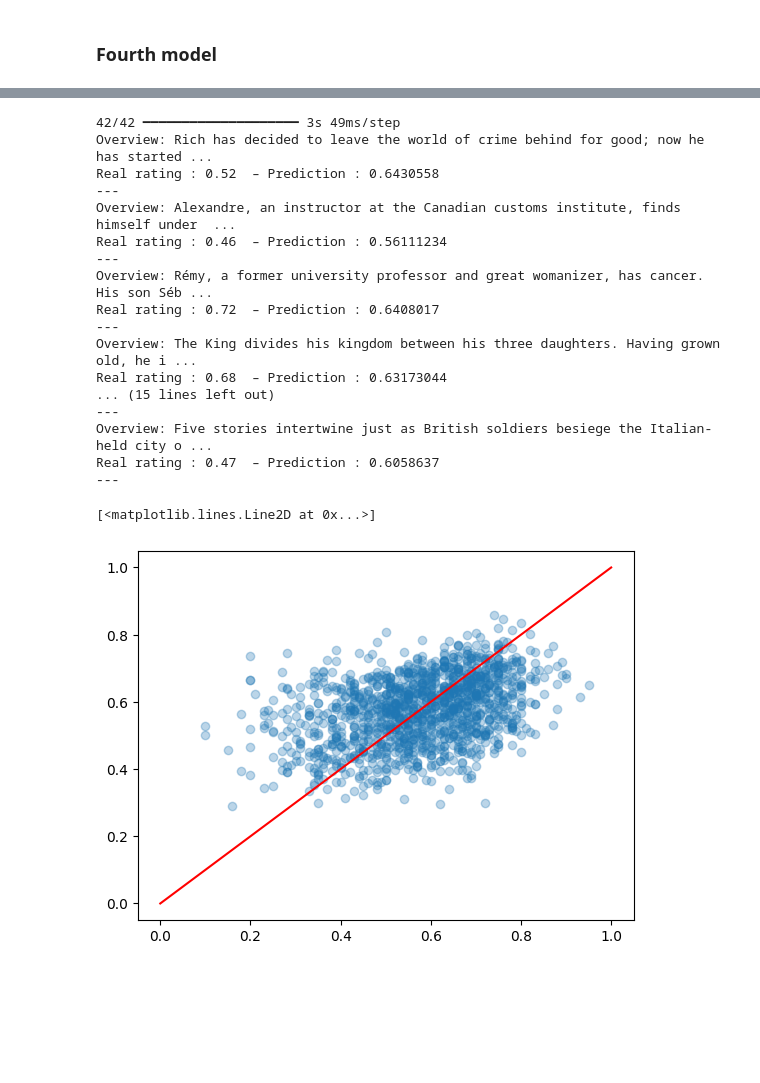
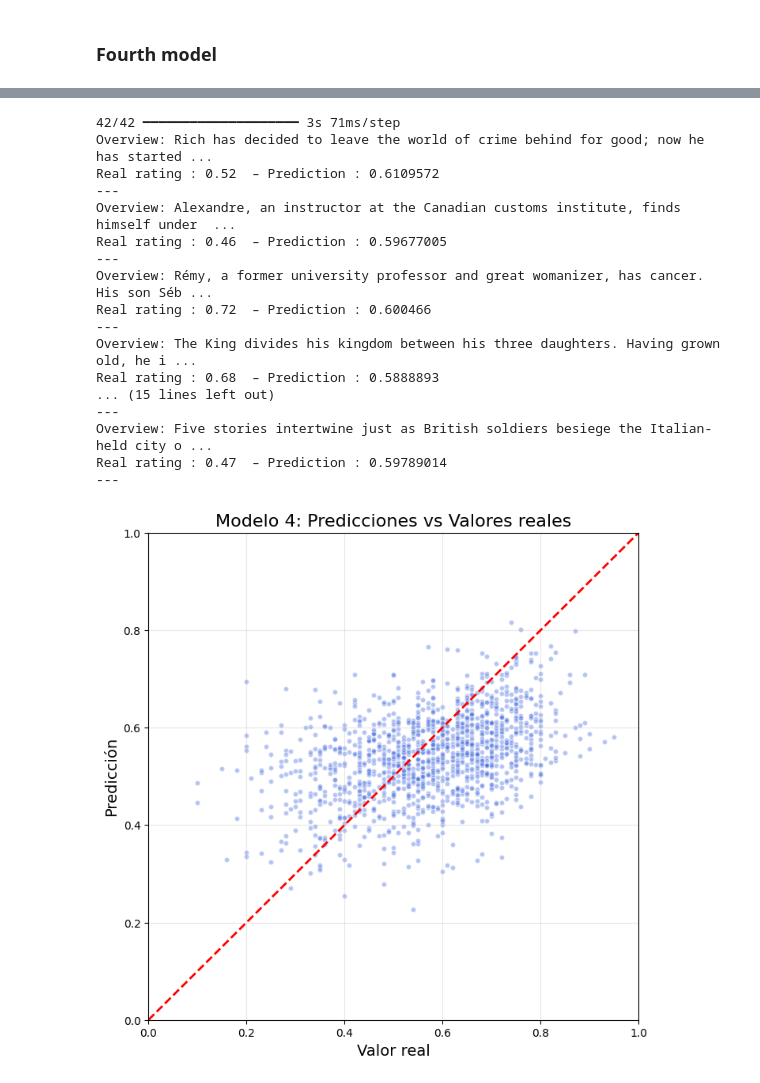
Before and after one commit to clemgi0/movie-analyser_deep-learning-proyecto, a Jupyter notebook: 03_arquitectura_de_linea_de_base.ipynb, the cells around one changed output, grey strips where cells are left out. Cells and saved outputs as stored; diff of their text form; code cells hidden in the pictures; blank space fills up the shorter version.

```diff
--- a/03_arquitectura_de_linea_de_base.ipynb
+++ b/03_arquitectura_de_linea_de_base.ipynb
@@ -752,3 +871,11 @@ Model: "functional_31"
 # %%
-model4.fit([x_train_overview, x_train_title, x_train_genre, x_train_director], y_train_score, epochs=10, batch_size=256, verbose=1)
+from keras.callbacks import EarlyStopping
+
+es = EarlyStopping(
+    monitor="val_loss",
+    patience=3,
+    restore_best_weights=True
+)
+
+model4.fit([x_train_overview, x_train_title, x_train_genre, x_train_director], y_train_score, epochs=30, batch_size=64, verbose=1, callbacks=[es])
 # %% [output]
@@ -788,31 +912,50 @@ R2 Score : -48.812347412109375
 # %%
-y_pred = model4.predict([x_test_overview, x_test_title, x_test_genre, x_test_director])
+y_pred4 = model4.predict([x_test_overview, x_test_title, x_test_genre, x_test_director])
 
 for i in range(10):
     print("Overview:", data[nb_train_data+i, 2][:80], "...")
     print("Real rating :", y_test_score[i], " – Prediction :", y_pred[i][0])
     print("---")
 # %% [output]
-42/42 ━━━━━━━━━━━━━━━━━━━━ 3s 49ms/step
+42/42 ━━━━━━━━━━━━━━━━━━━━ 3s 71ms/step
 Overview: Rich has decided to leave the world of crime behind for good; now he has started ...
-Real rating : 0.52  – Prediction : 0.6430558
+Real rating : 0.52  – Prediction : 0.6109572
 ---
 Overview: Alexandre, an instructor at the Canadian customs institute, finds himself under  ...
-Real rating : 0.46  – Prediction : 0.56111234
+Real rating : 0.46  – Prediction : 0.59677005
 ---
 Overview: Rémy, a former university professor and great womanizer, has cancer. His son Séb ...
-Real rating : 0.72  – Prediction : 0.6408017
+Real rating : 0.72  – Prediction : 0.600466
 ---
 Overview: The King divides his kingdom between his three daughters. Having grown old, he i ...
-Real rating : 0.68  – Prediction : 0.63173044
+Real rating : 0.68  – Prediction : 0.5888893
 ... (15 lines left out)
 ---
 Overview: Five stories intertwine just as British soldiers besiege the Italian-held city o ...
-Real rating : 0.47  – Prediction : 0.6058637
+Real rating : 0.47  – Prediction : 0.59789014
 ---
-# %%
-plt.scatter(y_test_score, y_pred, alpha=0.3)
-plt.plot([0,1],[0,1], color='red')
-# %% [output]
-[<matplotlib.lines.Line2D at 0x...>]
-[figure, removed]
+# %%
+plt.figure(figsize=(8, 8))
+
+plt.scatter(
+    y_test_score,
+    y_pred4,
+    alpha=0.4,
+    s=20,
+    color='royalblue',
+    edgecolor='white'
+)
+
+plt.plot([0, 1], [0, 1], color='red', linewidth=2, linestyle='--')
+
+plt.title("Modelo 4: Predicciones vs Valores reales", fontsize=16)
+plt.xlabel("Valor real", fontsize=14)
+plt.ylabel("Predicción", fontsize=14)
+plt.grid(alpha=0.3)
+
+plt.xlim(0, 1)
+plt.ylim(0, 1)
+
+plt.show()
+# %% [output]
+[figure, added]
```
Also changed, not shown: parts of 39 cells of this notebook.
